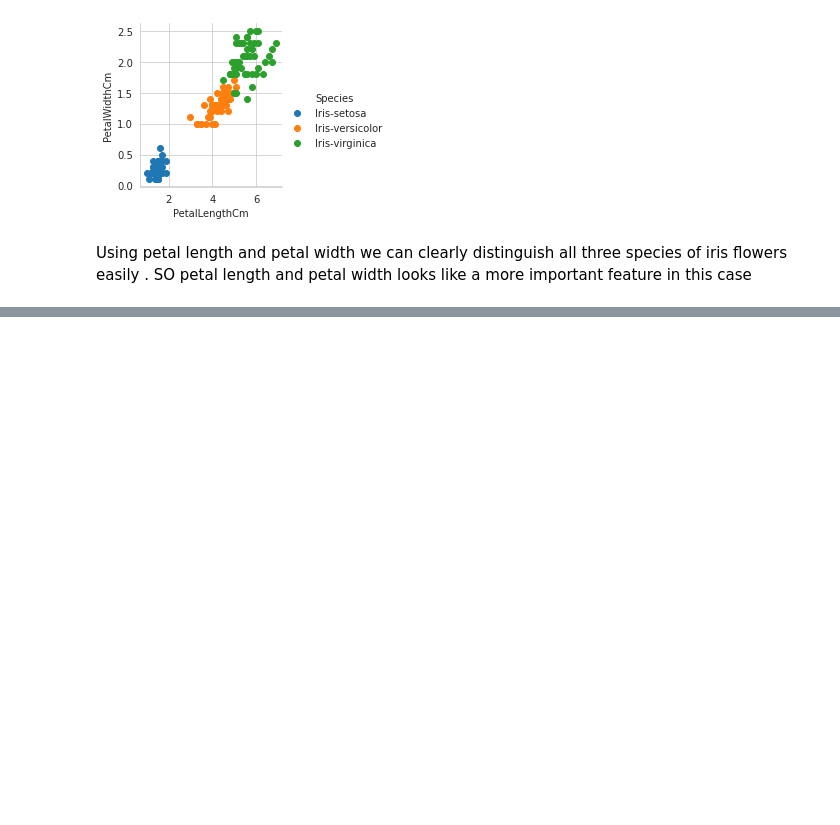
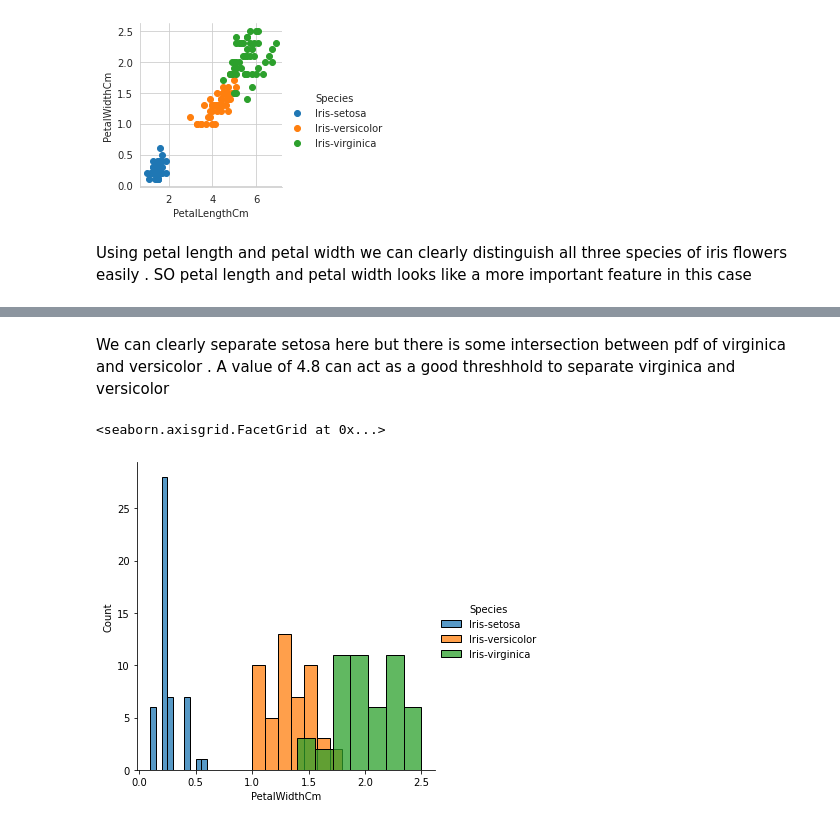
Before and after one commit to pranzalkhadka/ExploratoryDataAnalysis, a Jupyter notebook: EDA.ipynb, the cells around one changed output, grey strips where cells are left out. Saved outputs shown, nothing was run; the diff lists cells and outputs as text; code cells hidden in the pictures; blank space fills up the shorter version.

```diff
--- a/EDA.ipynb
+++ b/EDA.ipynb
@@ -49,0 +64,7 @@ Using petal length and petal width we can clearly distinguish all three species
+# %% [markdown]
+We can clearly separate setosa here but there is some intersection between pdf of virginica and versicolor . A value of 4.8 can act as a good threshhold to separate virginica and versicolor
+# %%
+sns.FacetGrid(iris,hue="Species",height=5).map(sns.histplot,"PetalWidthCm").add_legend()
+# %% [output]
+<seaborn.axisgrid.FacetGrid at 0x...>
+[figure, added]
```
Also changed, not shown: parts of 8 cells of this notebook.
